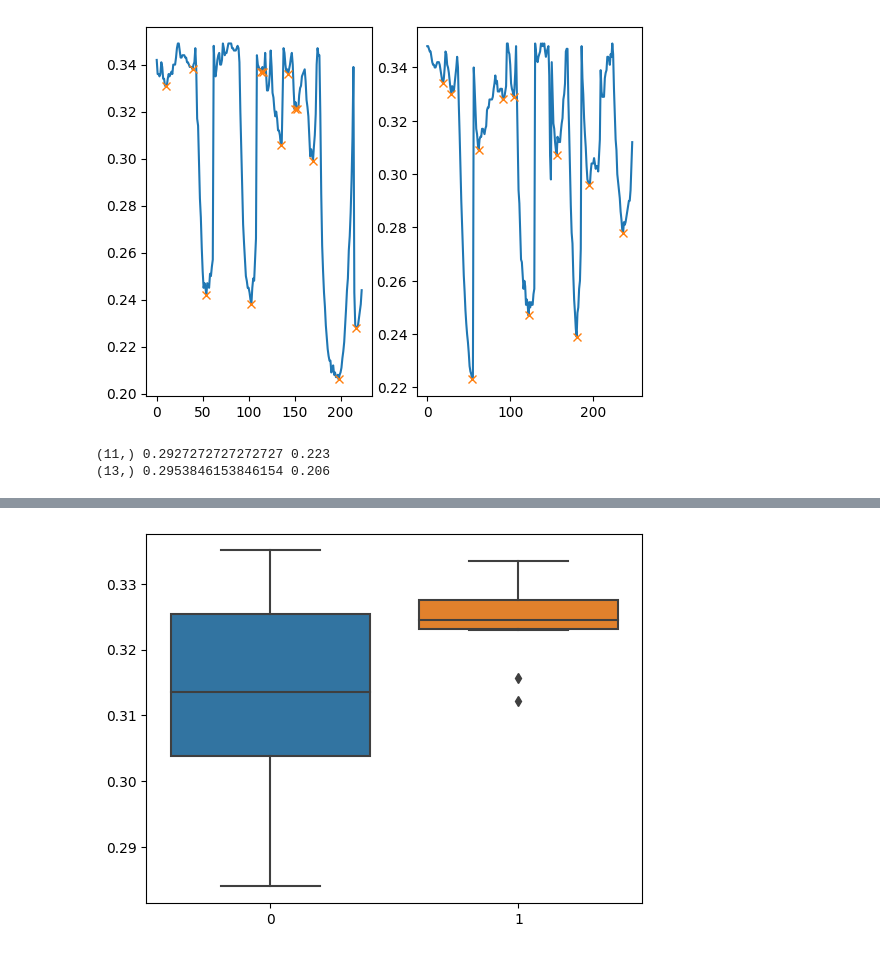
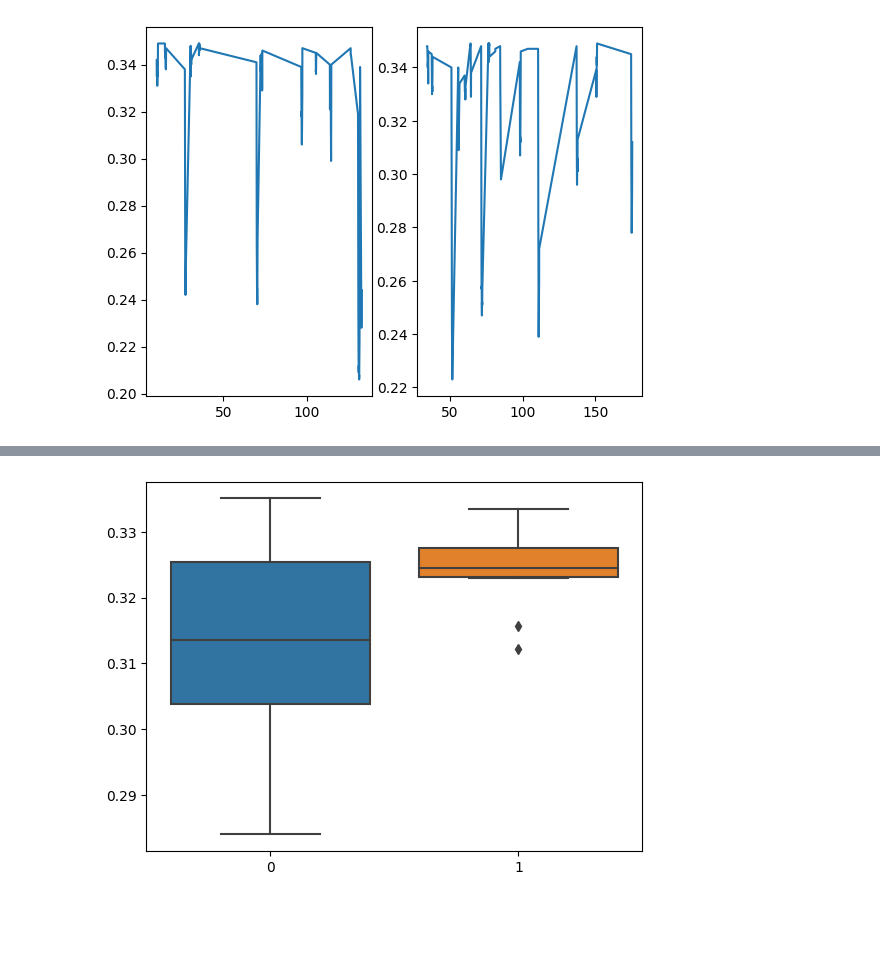
Before and after one commit to ViktorRakhmatulin/AirTouch, a Jupyter notebook: data_analysis.ipynb, the cells around one changed output, grey strips where cells are left out. Cells and saved outputs as stored; diff of their text form; code cells hidden in the pictures; blank space fills up the shorter version.

```diff
--- a/data_analysis.ipynb
+++ b/data_analysis.ipynb
@@ -169,23 +153,19 @@ print(data_vis[:,0].mean(),data_prop[:,0].mean())
 # %%
+# Честный график (дистанция, время)
 fig, ax = plt.subplots(1,2)
 
 x = data_prop[:,0]
 peaks, _ = find_peaks(-x, width = 5,height=-0.35)
-ax[1].plot(x)
-ax[1].plot(peaks, x[peaks], "x")
+ax[1].plot(data_prop[:,-1],x)
+# ax[1].plot(peaks, x[peaks], "x")
 prop_peaks = x[peaks]
 
 x = data_vis[:,0]
 peaks, _ = find_peaks(-x, width = 5,height=-0.35)
-ax[0].plot(x)
-ax[0].plot(peaks, x[peaks], "x")
+ax[0].plot(data_vis[:,-1], x)
+# ax[0].plot(peaks, x[peaks], "x")
 vis_peaks = x[peaks]
 plt.show()
-
-print(prop_peaks.shape,prop_peaks.mean(),prop_peaks.min())
-print(vis_peaks.shape,vis_peaks.mean(), vis_peaks.min())
 # %% [output]
-[figure, old version]
+[figure, new version]
-(11,) 0.2927272727272727 0.223
-(13,) 0.2953846153846154 0.206
 # %%
```
Also changed, not shown: parts of 19 cells of this notebook.
